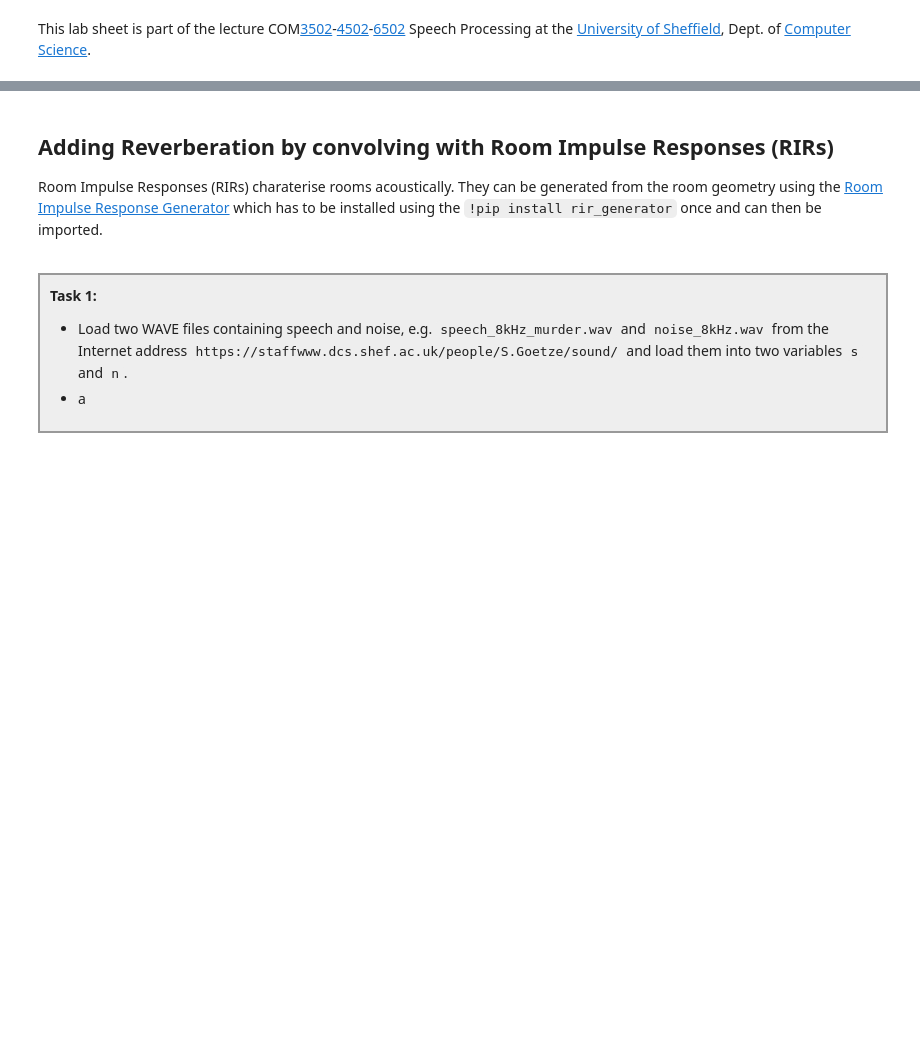
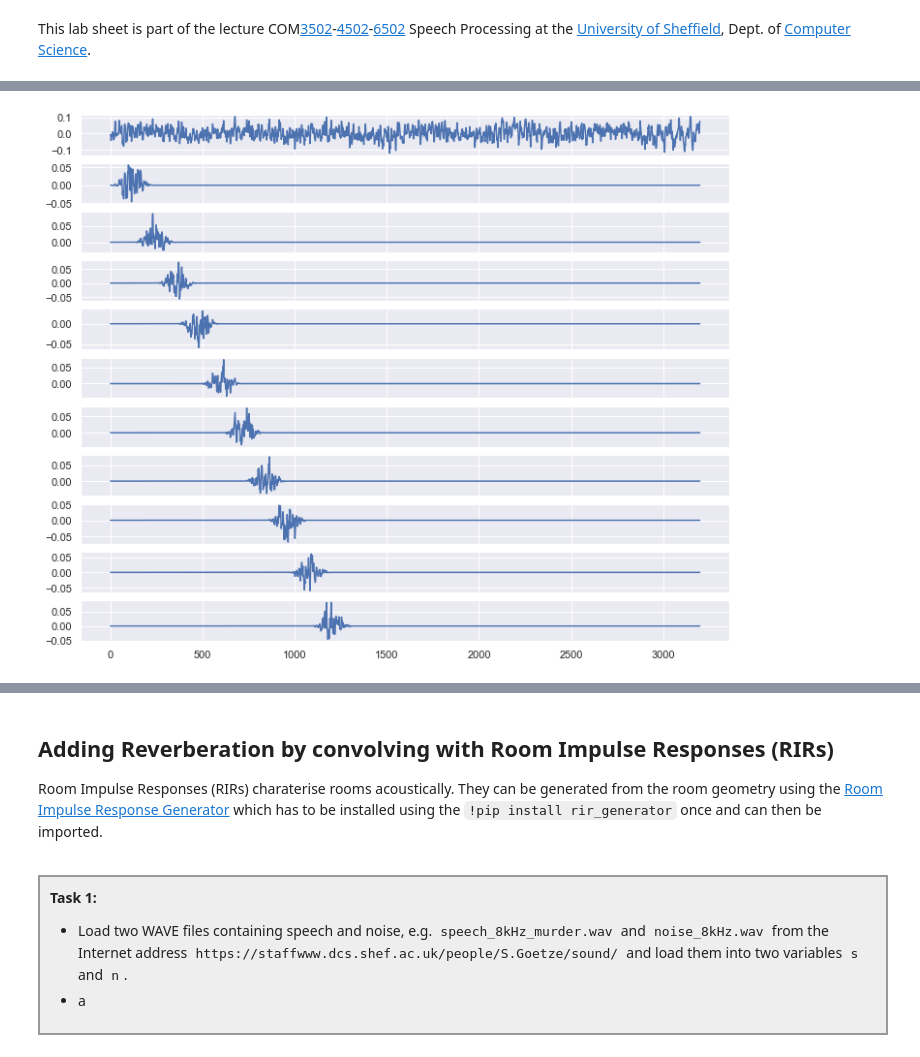
Before and after one commit to sap-shef/SpeechProcesssingLab, a Jupyter notebook: Lab-Sheets/Lab-Sheet-8.ipynb, the cells around one changed output, grey strips where cells are left out. Drawn from its saved outputs; the diff is of its cells as text; code cells hidden in the pictures; blank space fills up the shorter version.

```diff
--- a/Lab-Sheets/Lab-Sheet-8.ipynb
+++ b/Lab-Sheets/Lab-Sheet-8.ipynb
@@ -32,0 +221,55 @@ Please put questions, comments and correction suggestions in the [Blackboard](ht
+# %%
+%matplotlib inline
+## answer
+def get_windows(sample, chunk_length = 0.03, fs = 8000, window_choice = 'Blackman'):
+    """
+    Extracts windowed segments from a signal for a given phoneme duration using a windowing
+    function from the numpy library.
+
+    Input:
+        sample: list or np.array
+            input signal to chunk
+        chunk_duration: float
+            desired window length in seconds
+        fs: int
+            sampling frequency of signal
+        window_choice: str
+            windowing function to use, one of: Blackman, Hamming, Hanning
+    Output:
+        list of np.arrays
+
+    Example:
+       list_of_windows = get_windows(sample, phoneme_duration = 0.025, sr=8000, window_choice = 'hanning')
+    """
+    L_2 = phoneme_duration/2*fs
+    window_centres = np.arange(L_2, len(sample), L_2)
+    lowers = window_centres-L_2
+    uppers = window_centres+L_2
+    windowed = []
+    for c in window_centres:
+        fragment = sample[int(c-L_2):int(c+L_2)]
+        window_funcs = {'Hamming': np.hamming(len(fragment)), 'Blackman': np.blackman(len(fragment)),
+              'Hanning': np.hanning(len(fragment))}
+        pad_left = int(c-L_2)
+        pad_right = len(sample) - int(c+L_2)
+        if pad_right < 0:
+            pad_right = 0
+        windowed.append(np.pad(fragment*window_funcs[window_choice],
+               (pad_left, pad_right), 'constant'))
+
+    return windowed
+
+
+#This figure is being added to the tutorial instead after being polished
+T = 0.4
+sample = y[:int(fs*T)]
+
+windowed = get_windows(sample, window_choice = 'Blackman')
+plt.figure(figsize=(12,10))
+plt.subplot(11,1,1)
+plt.plot(sample)
+for i,w in enumerate(windowed[:10]):
+    plt.subplot(11,1,i+2)
+    plt.plot(w)
+# %% [output]
+[figure, added]
```
Also changed, not shown: parts of 32 cells of this notebook.
